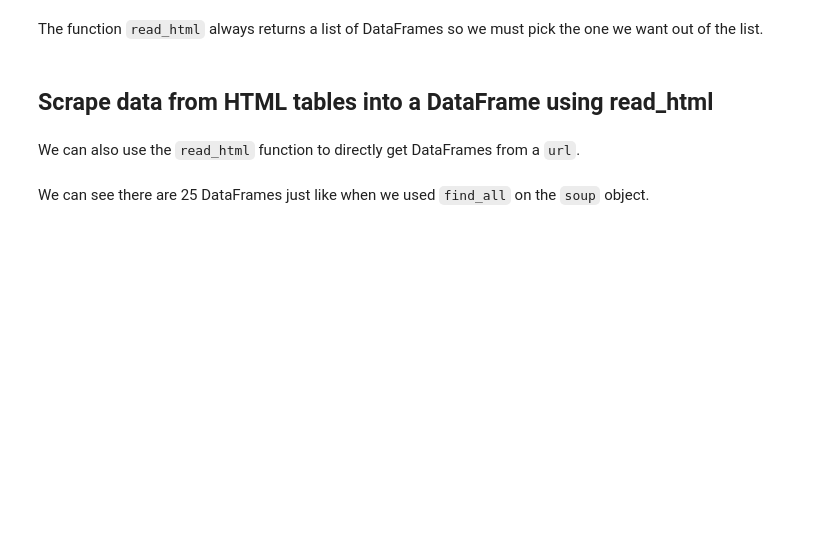
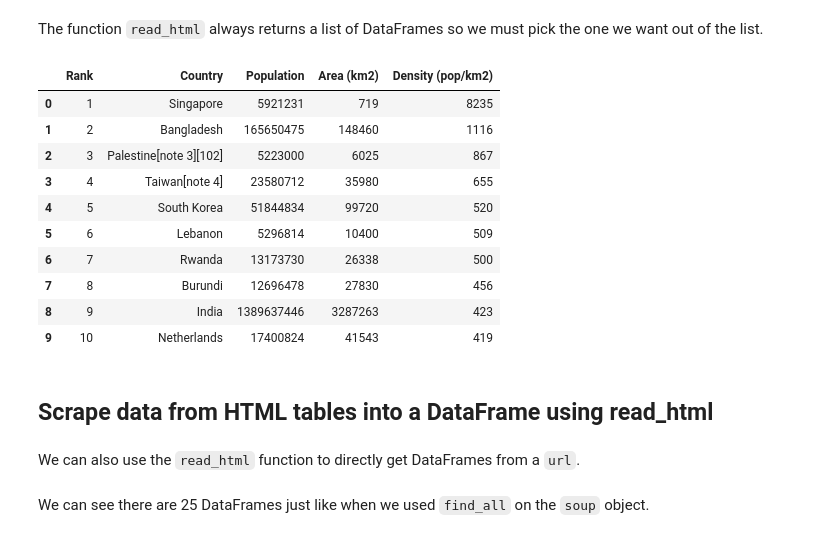
Before and after one commit to LuisAngelMendozaVelasco/Data_Engineering_Foundations_Specialization, a Jupyter notebook: Python_Project_for_Data_Engineering/Week1/Labs/WebScraping_Review_Lab.ipynb, the cells around one changed output. Drawn from its saved outputs; the diff is of its cells as text; code cells hidden in the pictures; blank space fills up the shorter version.

```diff
--- a/Python_Project_for_Data_Engineering/Week1/Labs/WebScraping_Review_Lab.ipynb
+++ b/Python_Project_for_Data_Engineering/Week1/Labs/WebScraping_Review_Lab.ipynb
@@ -498,9 +734,20 @@ pd.read_html(str(tables[5]), flavor='bs4')
 # %% [markdown]
 The function `read_html` always returns a list of DataFrames so we must pick the one we want out of the list.
 # %%
-population_data_read_html = pd.read_html(str(tables[5]), flavor='bs4')[0]
-
+population_data_read_html = pd.read_html(StringIO(str(tables[7])), flavor='bs4')[0]
 population_data_read_html
+# %% [output]
+|  | Rank | Country | Population | Area (km2) | Density (pop/km2) |
+| 0 | 1 | Singapore | 5921231 | 719 | 8235 |
+| 1 | 2 | Bangladesh | 165650475 | 148460 | 1116 |
+| 2 | 3 | Palestine[note 3][102] | 5223000 | 6025 | 867 |
+| 3 | 4 | Taiwan[note 4] | 23580712 | 35980 | 655 |
+| 4 | 5 | South Korea | 51844834 | 99720 | 520 |
+| 5 | 6 | Lebanon | 5296814 | 10400 | 509 |
+| 6 | 7 | Rwanda | 13173730 | 26338 | 500 |
+| 7 | 8 | Burundi | 12696478 | 27830 | 456 |
+| 8 | 9 | India | 1389637446 | 3287263 | 423 |
+| 9 | 10 | Netherlands | 17400824 | 41543 | 419 |
 # %% [markdown]
 ## Scrape data from HTML tables into a DataFrame using read_html
 # %% [markdown]
```
Also changed, not shown: parts of 62 cells of this notebook, 11 other files.
